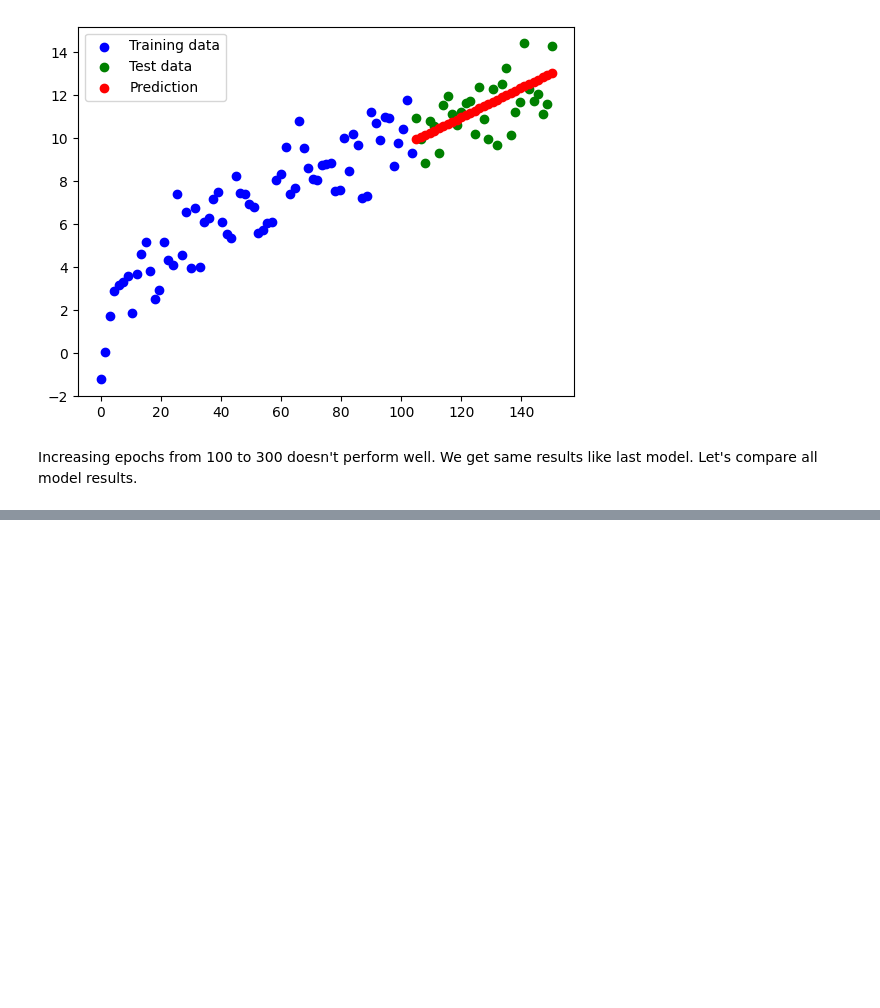
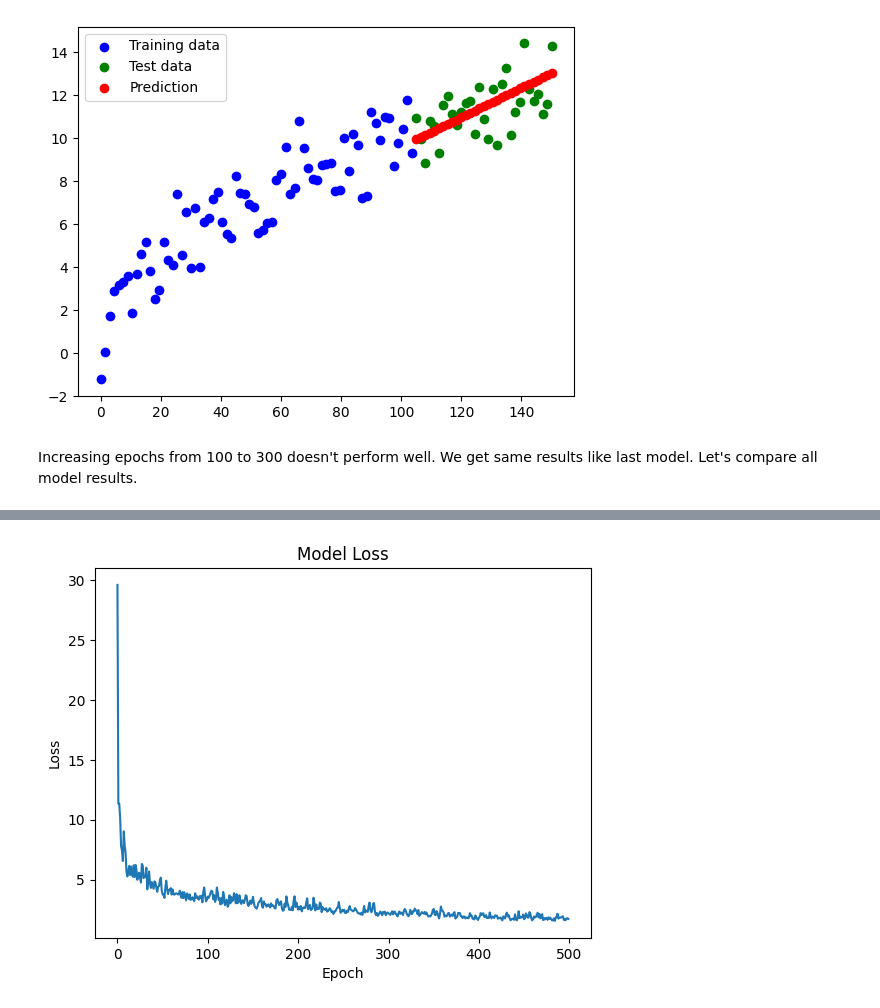
Before and after one commit to SedatParlak/tensorflow, a Jupyter notebook: 01_neural_network_regression_with_tensorflow_exercise.ipynb, the cells around one changed output, grey strips where cells are left out. Drawn from its saved outputs; the diff is of its cells as text; code cells hidden in the pictures; blank space fills up the shorter version.

```diff
--- a/01_neural_network_regression_with_tensorflow_exercise.ipynb
+++ b/01_neural_network_regression_with_tensorflow_exercise.ipynb
@@ -490 +604,39 @@ print('Mean Square Error (MSE):', mse(y_test, y_pred_3))
+# %%
+# Features and labels
+X = df.drop('Strength', axis=1)
+y = df['Strength']
+# %%
+# Split data into train and test sets
+X_train, X_test, y_train, y_test = train_test_split(X, y, test_size=0.3, random_state=42)
+# %%
+# Model
+
+# Set random seed
+tf.random.set_seed(42)
+
+# 1. Create the model
+strength_model =  tf.keras.Sequential([
+    tf.keras.layers.Dense(350, activation='relu'),
+    tf.keras.layers.Dense(300, activation='relu'),
+    tf.keras.layers.Dense(250, activation='relu'),
+    tf.keras.layers.Dense(200, activation='relu'),
+    tf.keras.layers.Dense(150, activation='relu'),
+    tf.keras.layers.Dense(100, activation='relu'),
+    tf.keras.layers.Dense(70, activation='relu'),
+    tf.keras.layers.Dense(60, activation='relu'),
+    tf.keras.layers.Dense(50, activation='relu'),
+    tf.keras.layers.Dense(25, activation='relu'),
+    tf.keras.layers.Dense(10, activation='relu'),
+    tf.keras.layers.Dense(1)
+])
+
+# 2. Compile the model
+strength_model.compile(
+    loss=tf.keras.losses.mae,
+    optimizer=tf.keras.optimizers.Adam(learning_rate=0.01),
+    metrics=['mae']
+)
+
+# 3. Fit the model
+history = strength_model.fit(X_train, y_train, epochs=500, verbose=0)
 # %%
@@ -494,0 +648,9 @@ model.evaluate(X_test, y_test)
+# %%
+# plot the training loss and validation loss
+plt.plot(history.history['loss'])
+plt.title('Model Loss')
+plt.ylabel('Loss')
+plt.xlabel('Epoch')
+plt.show()
+# %% [output]
+[figure, added]
```
Also changed, not shown: parts of 15 cells of this notebook.
